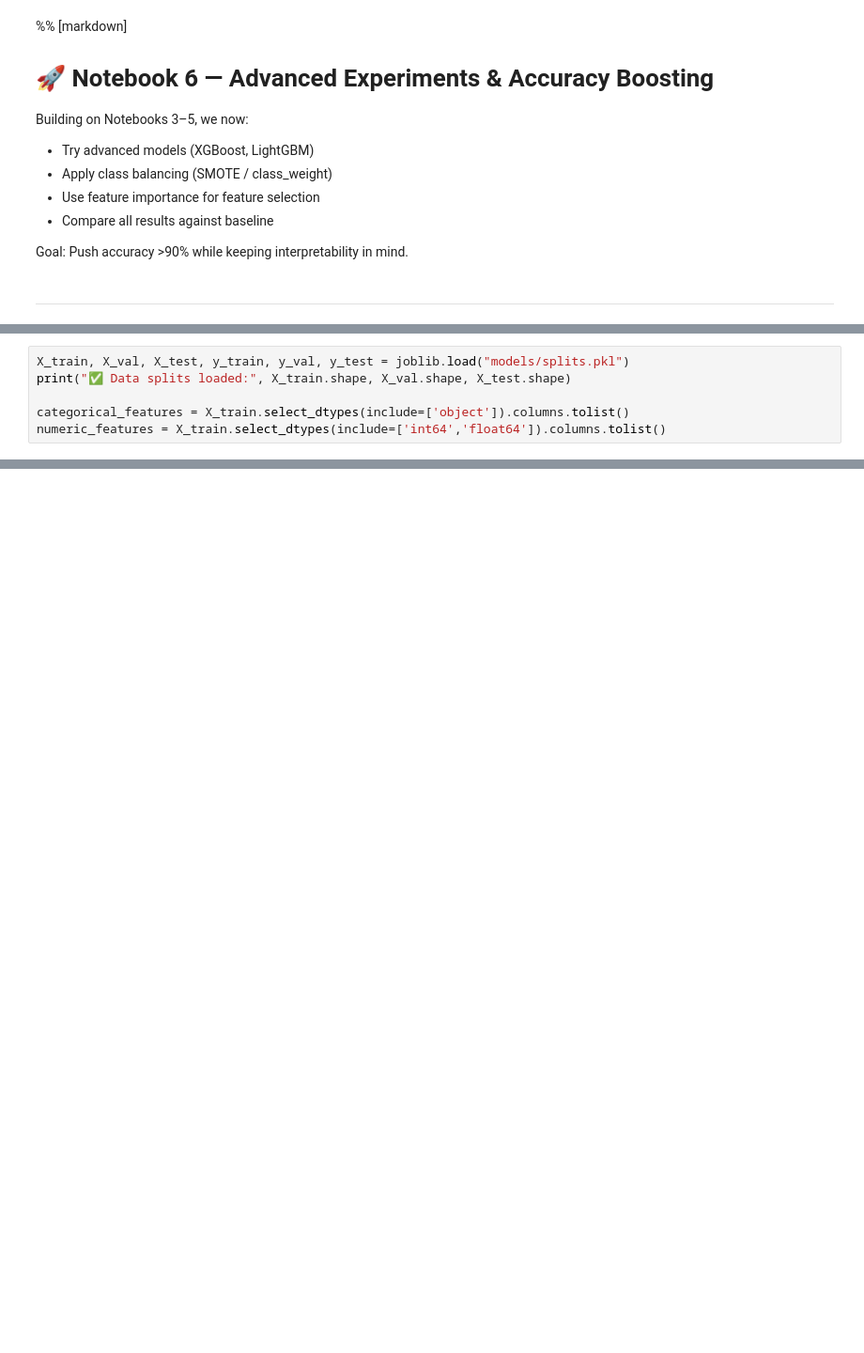
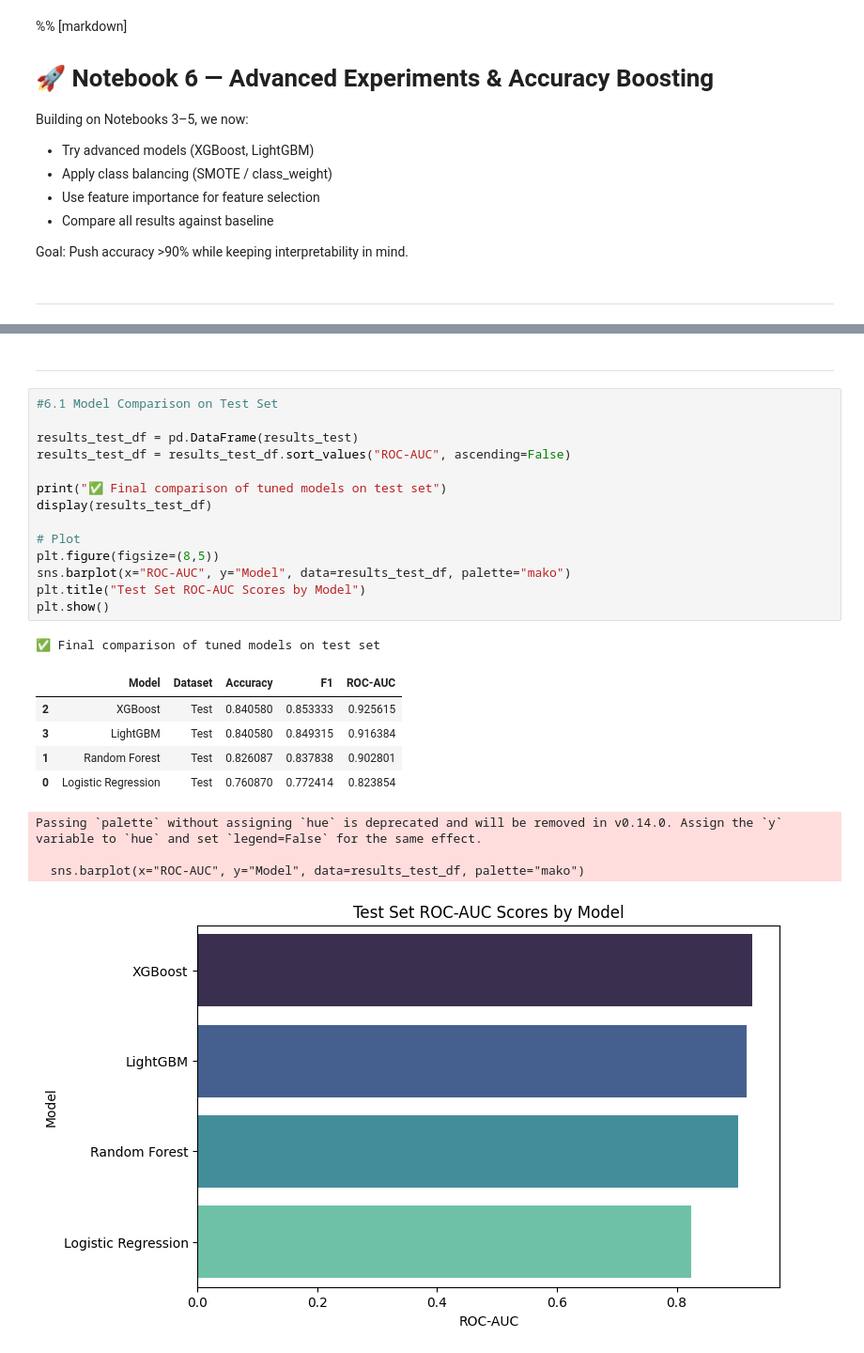
Before and after one commit to aaronalonsotorrens/Heart_disease_risk_predictor, a Jupyter notebook: jupyter_notebooks/Notebook 7.ipynb, the cells around one changed output, grey strips where cells are left out. Shown at 94% size. Saved outputs shown, nothing was run; the diff lists cells and outputs as text; blank space fills up the shorter version.

```diff
--- a/jupyter_notebooks/Notebook 7.ipynb
+++ b/jupyter_notebooks/Notebook 7.ipynb
@@ -47,6 +22,0 @@ We use the same splits saved in Notebook 4 to ensure fair comparison.
-# %%
-X_train, X_val, X_test, y_train, y_val, y_test = joblib.load("models/splits.pkl")
-print("✅ Data splits loaded:", X_train.shape, X_val.shape, X_test.shape)
-
-categorical_features = X_train.select_dtypes(include=['object']).columns.tolist()
-numeric_features = X_train.select_dtypes(include=['int64','float64']).columns.tolist()
@@ -191,0 +189,27 @@ NotFittedError: This OneHotEncoder instance is not fitted yet. Call 'fit' with a
+# %% [markdown]
+---
+# %%
+#6.1 Model Comparison on Test Set
+
+results_test_df = pd.DataFrame(results_test)
+results_test_df = results_test_df.sort_values("ROC-AUC", ascending=False)
+
+print("✅ Final comparison of tuned models on test set")
+display(results_test_df)
+
+# Plot
+plt.figure(figsize=(8,5))
+sns.barplot(x="ROC-AUC", y="Model", data=results_test_df, palette="mako")
+plt.title("Test Set ROC-AUC Scores by Model")
+plt.show()
+# %% [output]
+✅ Final comparison of tuned models on test set
+|  | Model | Dataset | Accuracy | F1 | ROC-AUC |
+| 2 | XGBoost | Test | 0.840580 | 0.853333 | 0.925615 |
+| 3 | LightGBM | Test | 0.840580 | 0.849315 | 0.916384 |
+| 1 | Random Forest | Test | 0.826087 | 0.837838 | 0.902801 |
+| 0 | Logistic Regression | Test | 0.760870 | 0.772414 | 0.823854 |
+Passing `palette` without assigning `hue` is deprecated and will be removed in v0.14.0. Assign the `y` variable to `hue` and set `legend=False` for the same effect.
+
+  sns.barplot(x="ROC-AUC", y="Model", data=results_test_df, palette="mako")
+[figure, added]
```
Also changed, not shown: parts of 15 cells of this notebook, 30 other files.
